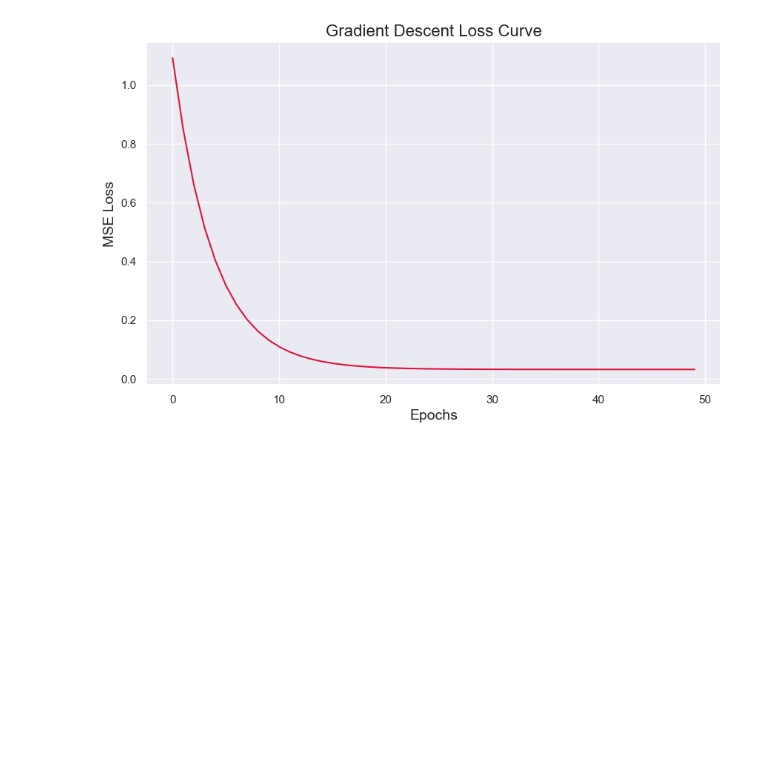
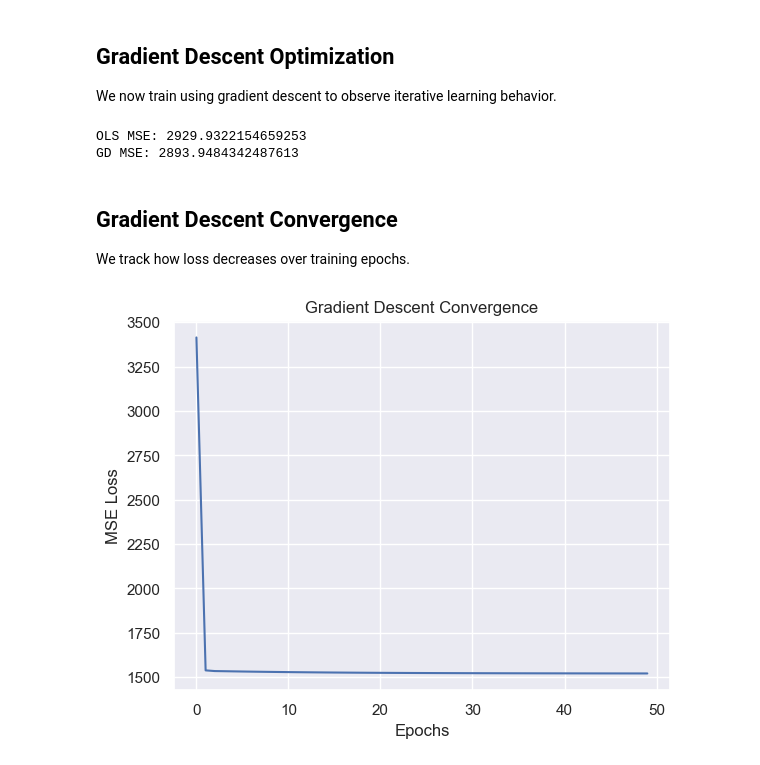
Before and after one commit to TJLi314/CMOR438-Spring-2026, a Jupyter notebook: examples/supervised_learning/Linear_Regression/linear_regression.ipynb, the cells around one changed output. Saved outputs shown, nothing was run; the diff lists cells and outputs as text; code cells hidden in the pictures; blank space fills up the shorter version.

Commit message:
linear regression example notebook

```diff
--- a/examples/supervised_learning/Linear_Regression/linear_regression.ipynb
+++ b/examples/supervised_learning/Linear_Regression/linear_regression.ipynb
@@ -33,0 +24,8 @@ node.fit(X, y)
+# %%
+data = load_diabetes()
+
+X = data.data
+y = data.target
+
+print("Feature shape:", X.shape)
+print("Target shape:", y.shape)
@@ -33,0 +41,9 @@ node.fit(X, y)
+# %%
+scaler = StandardScaler()
+X_scaled = scaler.fit_transform(X)
+
+X_train, X_test, y_train, y_test = train_test_split(
+    X_scaled, y,
+    test_size=0.2,
+    random_state=42
+)
@@ -34,11 +54,38 @@ node.fit(X, y)
+# %%
+from rice_ml import LinearRegression
+
+model_ols = LinearRegression(method="ols")
+model_ols.fit(X_train, y_train)
+
+y_pred_ols = model_ols.predict(X_test)
+# %% [markdown]
+## Gradient Descent Optimization
+
+We now train using gradient descent to observe iterative learning behavior.
+# %%
+model_gd = LinearRegression(method="gd", eta=0.01, epochs=50)
+model_gd.fit(X_train, y_train)
+
+y_pred_gd = model_gd.predict(X_test)
+# %%
+# Evaluation metric with simple MSE
+def mse(y_true, y_pred):
+    return np.mean((y_true - y_pred) ** 2)
+
+print("OLS MSE:", mse(y_test, y_pred_ols))
+print("GD MSE:", mse(y_test, y_pred_gd))
+# %% [output]
+OLS MSE: 2929.9322154659253
+GD MSE: 2893.9484342487613
+# %% [markdown]
+## Gradient Descent Convergence
+
+We track how loss decreases over training epochs.
 # %%
-plt.figure(figsize=(10, 6))
-
-plt.plot(node.errors_, color="crimson")
-plt.xlabel("Epochs", fontsize=14)
-plt.ylabel("MSE Loss", fontsize=14)
-plt.title("Gradient Descent Loss Curve", fontsize=16)
-
+plt.plot(model_gd.errors_)
+plt.xlabel("Epochs")
+plt.ylabel("MSE Loss")
+plt.title("Gradient Descent Convergence")
 plt.show()
 # %% [output]
-[figure, old version]
+[figure, new version]
```
Also changed, not shown: parts of 14 cells of this notebook, 1 other file.
